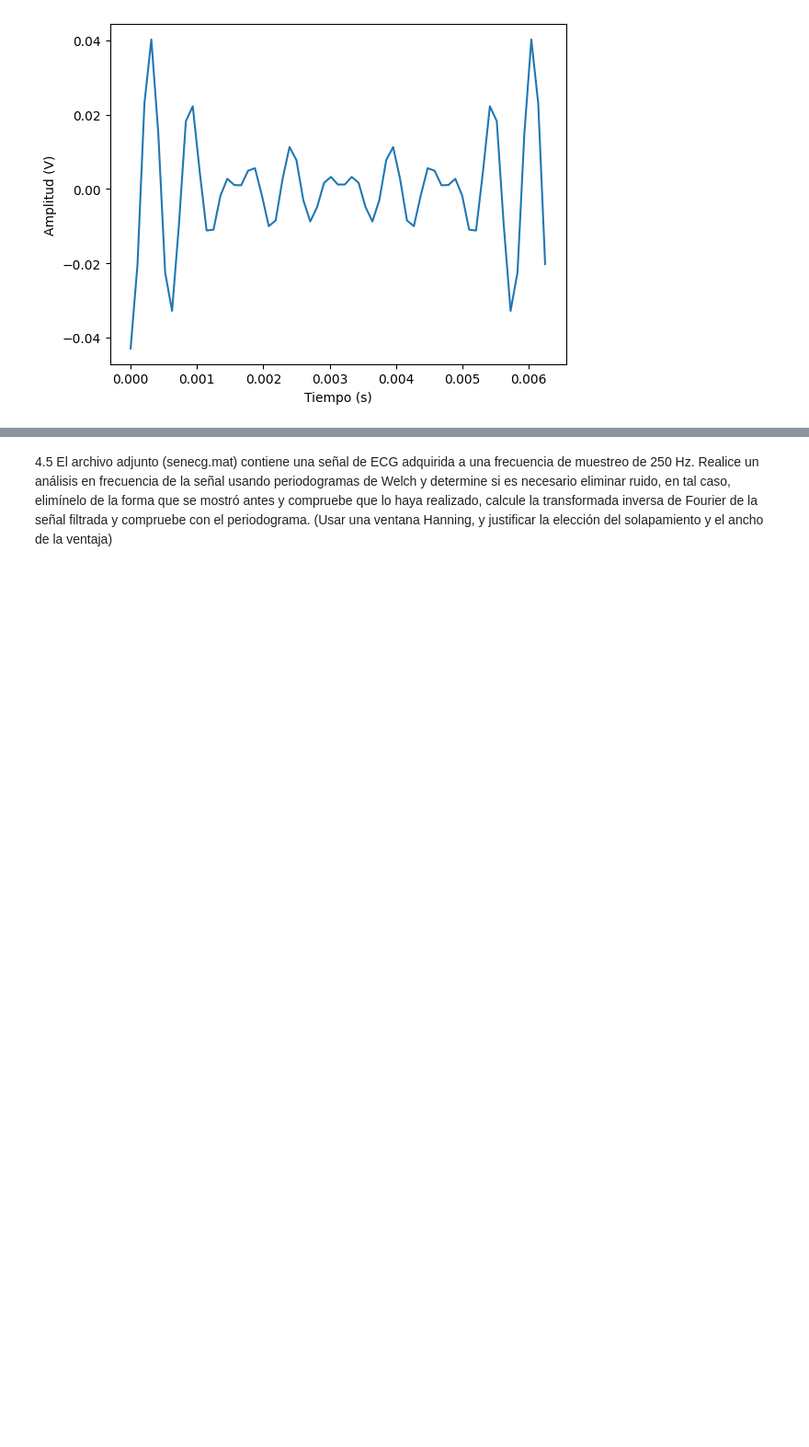
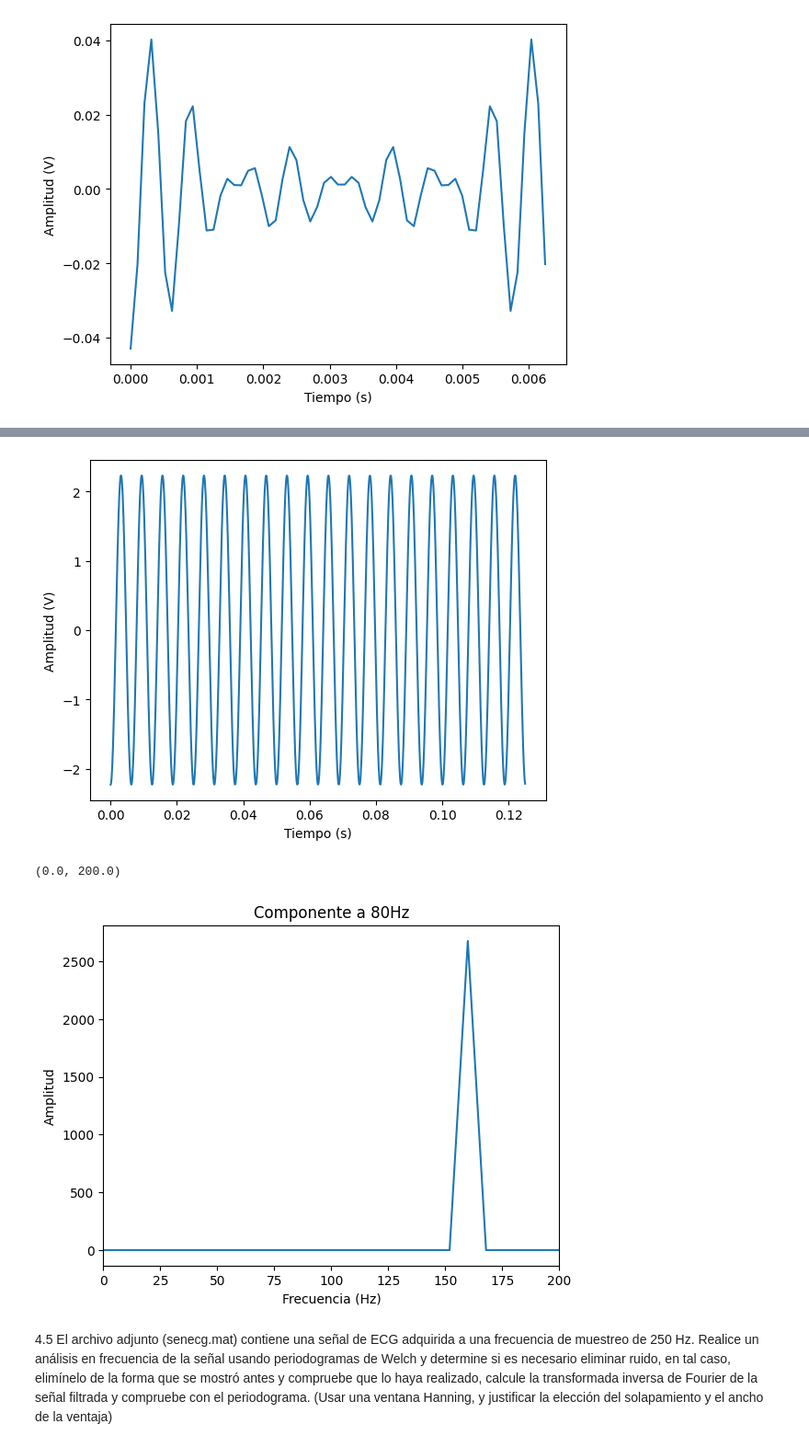
Before and after one commit to Arual1o/Lab_biosenales, a Jupyter notebook: Practica_5/P5_LauraVargas_IsabelaTrujillo.ipynb, the cells around one changed output, grey strips where cells are left out. Shown at 92% size. Cells and saved outputs as stored; diff of their text form; code cells hidden in the pictures; blank space fills up the shorter version.

```diff
--- a/Practica_5/P5_LauraVargas_IsabelaTrujillo.ipynb
+++ b/Practica_5/P5_LauraVargas_IsabelaTrujillo.ipynb
@@ -192,3 +279,40 @@ Inicialmente se puede decir que se esta aplicando un filtro debido a que se redu
+# %%
+# Filtro para extraer pico de 160 Hz
+F_mitad = np.fft.fft(x_20ciclos); # Aplica transformada de fourier a la señal x
+F_160 = np.zeros((len(F_mitad)));
+F_160[20] = F_mitad[20]; # Se esta seleccionando los valores de los índices de F1 (9 a 12) y se están copiando en F2
+xr = np.fft.ifft(F_160); # Aplica la inversa a la señal F2 para visualizarla en el dominio del tiempo
+
+Fs = 60*160 # Frecuencia de muestreo
+Ts = 1/Fs # Periodo de muestreo
+
+def tiempo(fs,archivo):
+    paso = 1/fs
+    fin = len(archivo)
+    dato=paso*fin
+    tiempo = np.arange(0,dato,paso)
+    return tiempo
+
+t = tiempo(Fs,xr)
+
+fig = plt.figure()
+ax = fig.add_subplot(111)
+ax.plot(t, np.real(xr))
+ax.set(xlabel='Tiempo (s)', ylabel='Amplitud (V)');
+plt.show()
+
+N = len(F_160)
+
+F = np.arange(0,N)*Fs/N
+plt.plot(F,abs(F_160))
+plt.ylabel('Amplitud')
+plt.xlabel('Frecuencia (Hz)')
+plt.title("Componente a 80Hz")
+plt.xlim([0, 200])  # rango para el eje X
+# %% [output]
+[figure, added]
+(0.0, 200.0)
+[figure, added]
 # %% [markdown]
 4.5 El archivo adjunto (senecg.mat) contiene una señal de ECG adquirida a una frecuencia de
 muestreo de 250 Hz. Realice un análisis en frecuencia de la señal usando periodogramas
```
Also changed, not shown: parts of 6 cells of this notebook, 1 other file.
